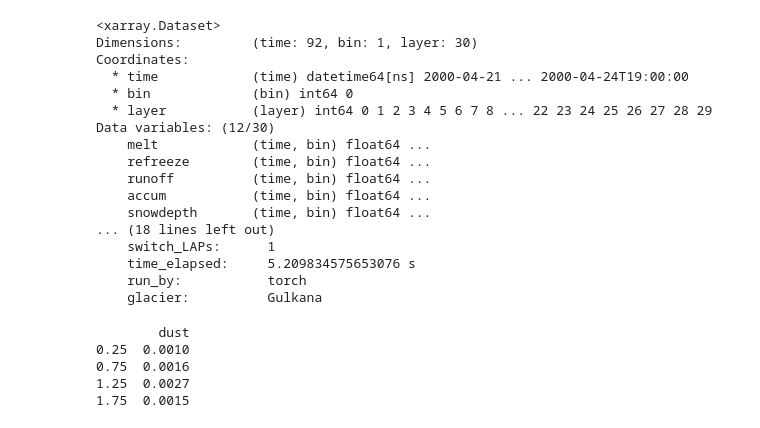
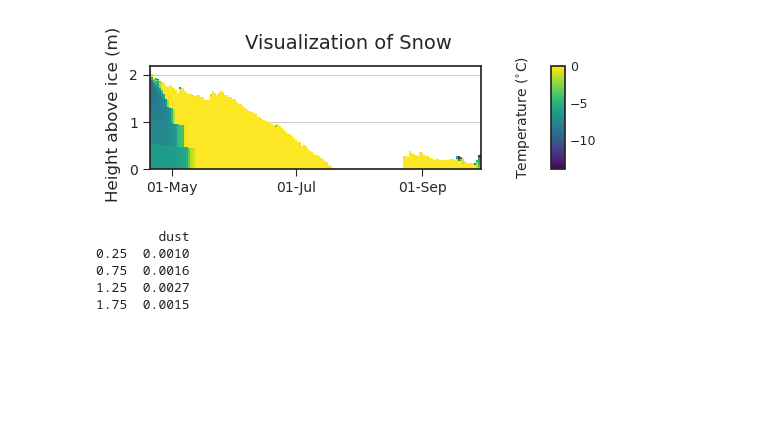
Before and after one commit to clairevwilson/PyGEM-EB, a Jupyter notebook: pygem_eb/processing/ebplotting.ipynb, the cells around one changed output. Saved outputs shown, nothing was run; the diff lists cells and outputs as text; code cells hidden in the pictures; blank space fills up the shorter version.

```diff
--- a/pygem_eb/processing/ebplotting.ipynb
+++ b/pygem_eb/processing/ebplotting.ipynb
@@ -22,29 +22,12 @@ stake_df.index = pd.to_datetime(stake_df['Date'])
 temp_df = pd.read_csv('~/research/MB_data/Gulkana/field_data/iButton_2023_all.csv',index_col=0)
 temp_df = temp_df.set_index(pd.to_datetime(temp_df.index) - pd.Timedelta(hours=8))
 # %%
-data_fp = f'/home/claire/research/Output/EB/{glacier}_2024_09_12_1_bin%.nc'
-for bin in range(3):
-    ds,startdate,enddate = getds(data_fp.replace('%',str(bin)))
-    # simple_plot(ds,0,[startdate,enddate],[['airtemp']],res='h')
-ds
+data_fp = f'/home/claire/research/Output/EB/a_0.1_k_2_0_bin0.nc'
+ds,startdate,enddate = getds(data_fp)
+dates = pd.date_range(startdate,enddate)
+visualize_layers(ds,0,dates,['layertemp'])
 # %% [output]
-<xarray.Dataset>
-Dimensions:         (time: 92, bin: 1, layer: 30)
-Coordinates:
-  * time            (time) datetime64[ns] 2000-04-21 ... 2000-04-24T19:00:00
-  * bin             (bin) int64 0
-  * layer           (layer) int64 0 1 2 3 4 5 6 7 8 ... 22 23 24 25 26 27 28 29
-Data variables: (12/30)
-    melt            (time, bin) float64 ...
-    refreeze        (time, bin) float64 ...
-    runoff          (time, bin) float64 ...
-    accum           (time, bin) float64 ...
-    snowdepth       (time, bin) float64 ...
-... (18 lines left out)
-    switch_LAPs:      1
-    time_elapsed:     5.209834575653076 s
-    run_by:           torch
-    glacier:          Gulkana
+[figure, added]
 # %%
 fp = 'a_#a_k_#k.nc'
 aa = [0.1,0.4]
```
Also changed, not shown: 7 other files.
